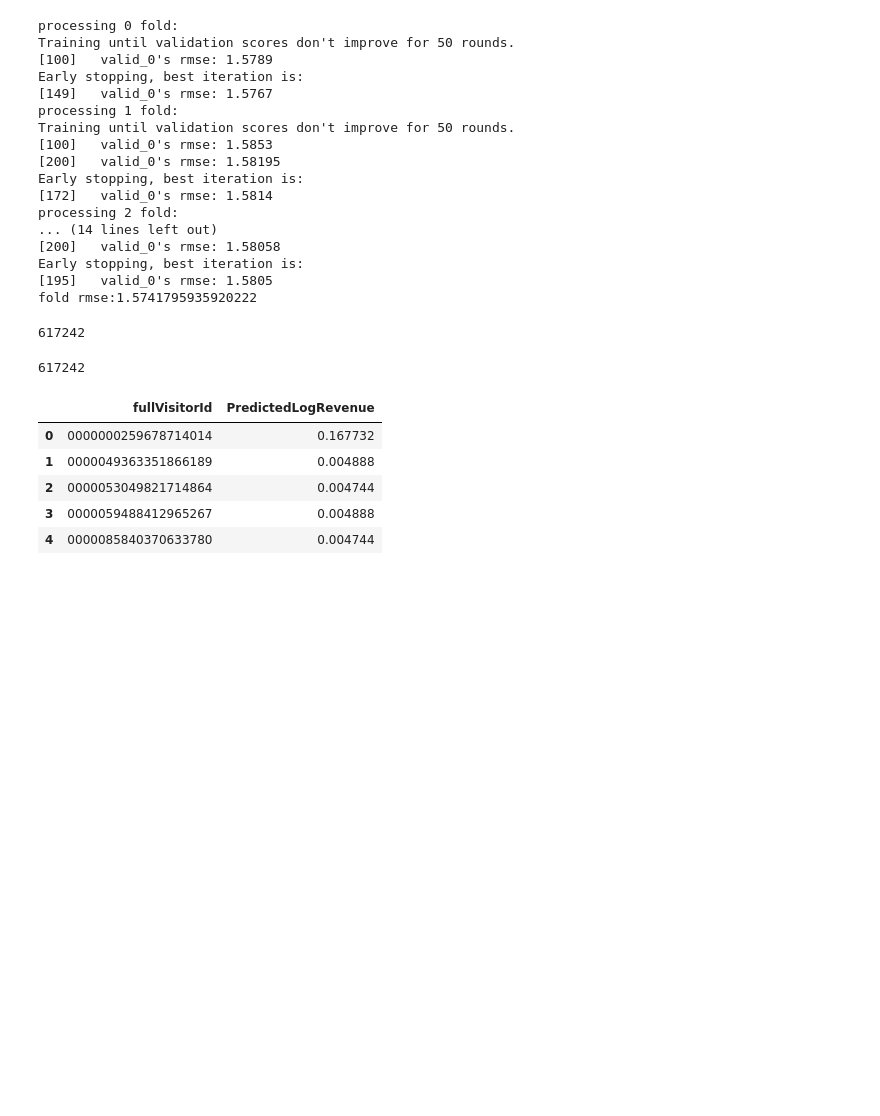
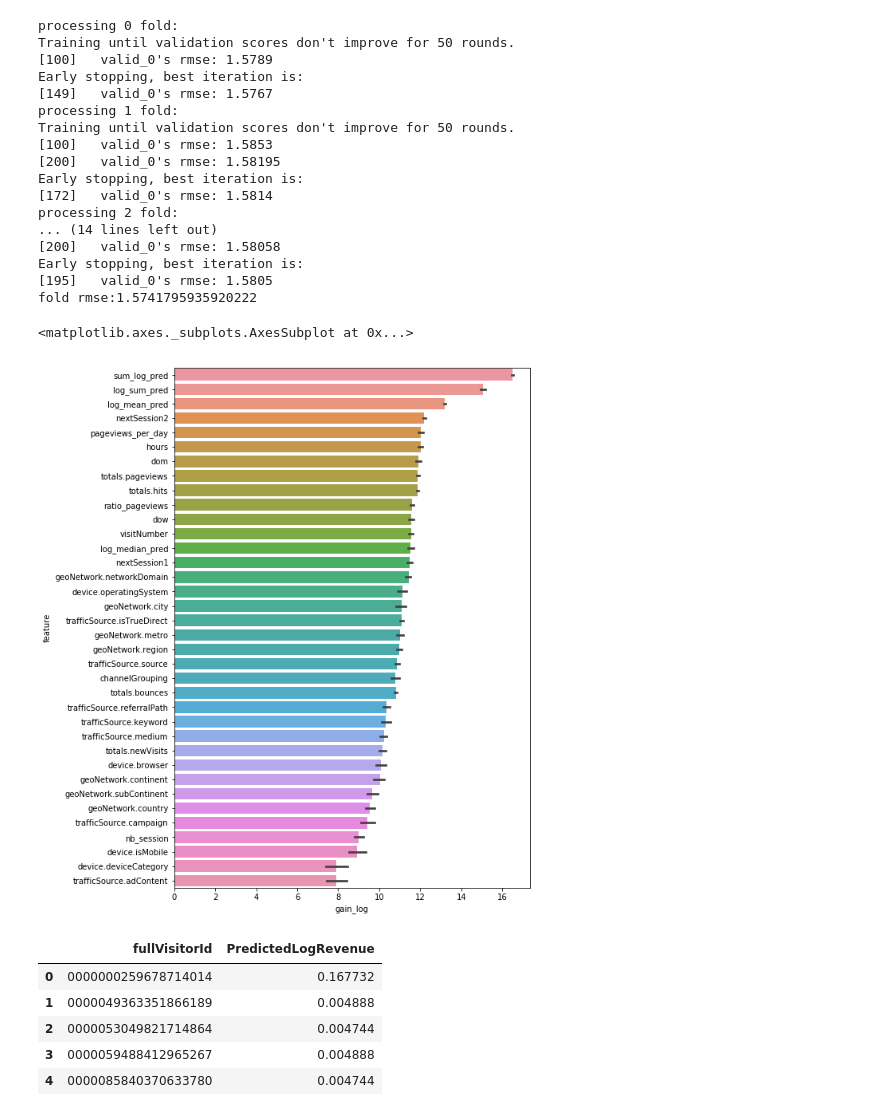
Before and after one commit to futai-lin/customer-revenue-prediction, a Jupyter notebook: xgb_lgbm.ipynb, the cells around one changed output. Cells and saved outputs as stored; diff of their text form; code cells hidden in the pictures; blank space fills up the shorter version.

Commit message:
plot feature importance

```diff
--- a/xgb_lgbm.ipynb
+++ b/xgb_lgbm.ipynb
@@ -357,14 +379,17 @@ processing 2 fold:
 Early stopping, best iteration is:
 [195]   valid_0's rmse: 1.5805
 fold rmse:1.5741795935920222
-# %%
-len(test_pred)
-# %% [output]
-617242
-# %%
-len(test_visitor)
-# %% [output]
-617242
+# %%
+# display feature importance
+importances['gain_log'] = np.log1p(importances['gain'])
+mean_gain = importances[['feature', 'gain']].groupby('feature').mean()
+importances['mean_gain'] = importances['feature'].map(mean_gain['gain'])
+# %%
+plt.figure(figsize=(8, 12))
+sns.barplot(x='gain_log', y='feature', data=importances.sort_values('mean_gain', ascending=False))
+# %% [output]
+<matplotlib.axes._subplots.AxesSubplot at 0x...>
+[figure, added]
 # %%
 submission = pd.read_csv('sample_submission.csv')
 test_id = test_df['fullVisitorId'].values
```
Also changed, not shown: parts of 3 cells of this notebook.
